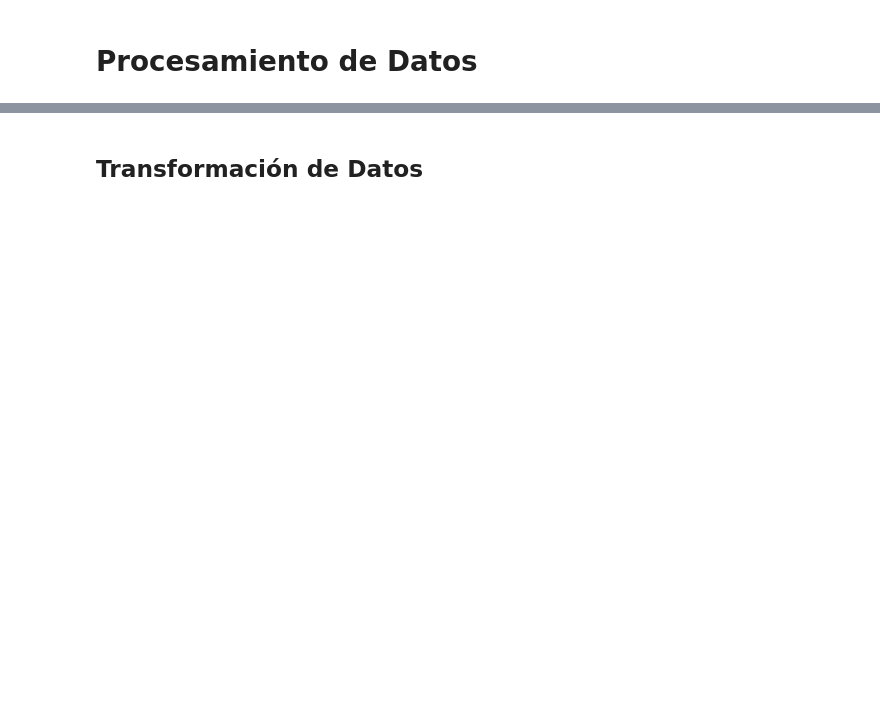
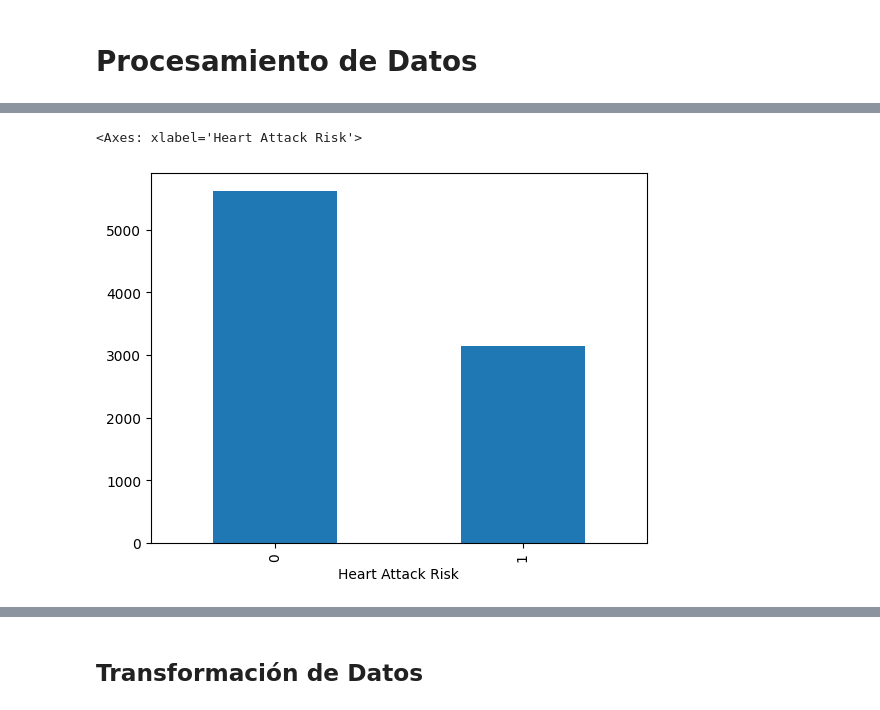
Before and after one commit to LuisFelipePoma/Heart_Risk_Detector, a Jupyter notebook: src/model/code.ipynb, the cells around one changed output, grey strips where cells are left out. Cells and saved outputs as stored; diff of their text form; code cells hidden in the pictures; blank space fills up the shorter version.

```diff
--- a/src/model/code.ipynb
+++ b/src/model/code.ipynb
@@ -16,0 +53,6 @@ df["Diet"].unique()
+# %%
+# see if the data is balance in a plot
+df["Heart Attack Risk"].value_counts().plot(kind='bar')
+# %% [output]
+<Axes: xlabel='Heart Attack Risk'>
+[figure, added]
```
Also changed, not shown: parts of 35 cells of this notebook, 3 other files.
